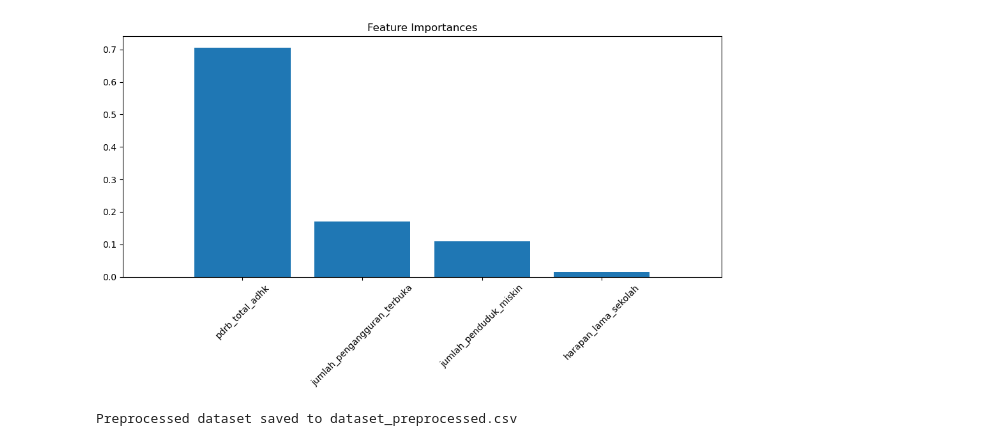
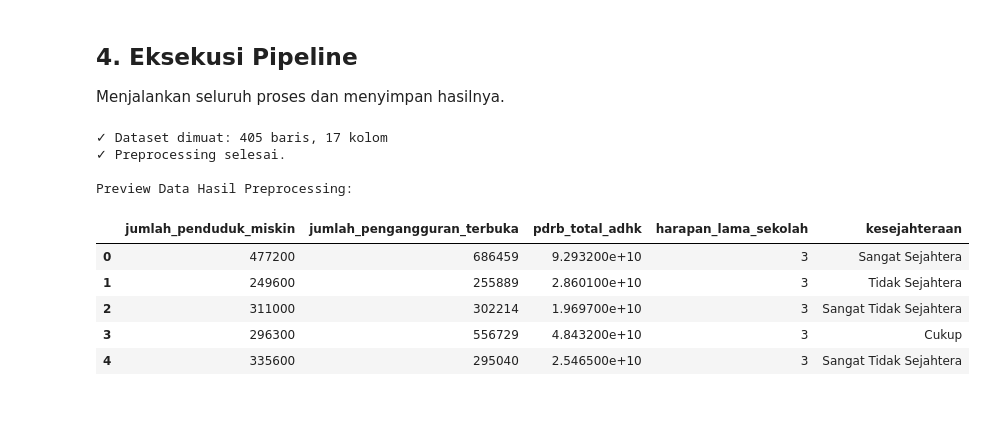
Before and after one commit to bondanbanuaji/prediksi-kesejahteraan, a Jupyter notebook: preprocessing/preprocessing.ipynb, the cells around one changed output. Cells and saved outputs as stored; diff of their text form; code cells hidden in the pictures; blank space fills up the shorter version.

```diff
--- a/preprocessing/preprocessing.ipynb
+++ b/preprocessing/preprocessing.ipynb
@@ -48,0 +23,12 @@ Shape: (405, 17)
+# %%
+def load_data(path):
+    """Memuat dataset dari path yang diberikan."""
+    if not os.path.exists(path):
+        raise FileNotFoundError(f"File dataset tidak ditemukan di: {path}")
+
+    try:
+        df = pd.read_csv(path)
+        print(f"✓ Dataset dimuat: {df.shape[0]} baris, {df.shape[1]} kolom")
+        return df
+    except Exception as e:
+        raise Exception(f"Gagal memuat dataset: {str(e)}")
@@ -48,0 +38,14 @@ Shape: (405, 17)
+# %%
+def clean_data(df, target_col='kesejahteraan'):
+    """Membersihkan data: handling missing values."""
+    df_clean = df.copy()
+
+    # Drop baris jika target kosong (karena kita butuh label untuk training)
+    if target_col in df_clean.columns:
+        initial_rows = len(df_clean)
+        df_clean = df_clean.dropna(subset=[target_col])
+        dropped_rows = initial_rows - len(df_clean)
+        if dropped_rows > 0:
+            print(f"  - Menghapus {dropped_rows} baris dengan target '{target_col}' kosong.")
+
+    return df_clean
@@ -182,21 +86,27 @@ Sangat Tidak Sejahtera       1.00      0.91      0.95        22
-# %%
-# Feature Importance
-importances = rf_model.feature_importances_
-indices = np.argsort(importances)[::-1]
-
-plt.figure(figsize=(10, 6))
-plt.title("Feature Importances")
-plt.bar(range(X.shape[1]), importances[indices], align="center")
-plt.xticks(range(X.shape[1]), [selected_features[i] for i in indices], rotation=45)
-plt.xlim([-1, X.shape[1]])
-plt.tight_layout()
-plt.show()
-# %% [output]
-[figure, removed]
-# %%
-# Save the preprocessed dataset to CSV in the preprocessing folder
-output_path = 'dataset_preprocessed.csv'
-df_model.to_csv(output_path, index=False)
-print(f'Preprocessed dataset saved to {output_path}')
-# %% [output]
-Preprocessed dataset saved to dataset_preprocessed.csv
+# %% [markdown]
+## 4. Eksekusi Pipeline
+Menjalankan seluruh proses dan menyimpan hasilnya.
+# %%
+# Load
+df = load_data(DATA_PATH)
+
+# Clean
+df_clean = clean_data(df)
+
+# Preprocess
+df_final = preprocess_data(df_clean)
+
+# Preview Data
+print("\nPreview Data Hasil Preprocessing:")
+display(df_final.head())
+# %% [output]
+✓ Dataset dimuat: 405 baris, 17 kolom
+✓ Preprocessing selesai.
+
+Preview Data Hasil Preprocessing:
+|  | jumlah_penduduk_miskin | jumlah_pengangguran_terbuka | pdrb_total_adhk | harapan_lama_sekolah | kesejahteraan |
+| 0 | 477200 | 686459 | 9.293200e+10 | 3 | Sangat Sejahtera |
+| 1 | 249600 | 255889 | 2.860100e+10 | 3 | Tidak Sejahtera |
+| 2 | 311000 | 302214 | 1.969700e+10 | 3 | Sangat Tidak Sejahtera |
+| 3 | 296300 | 556729 | 4.843200e+10 | 3 | Cukup |
+| 4 | 335600 | 295040 | 2.546500e+10 | 3 | Sangat Tidak Sejahtera |
```
Also changed, not shown: parts of 19 cells of this notebook, 17 other files.
